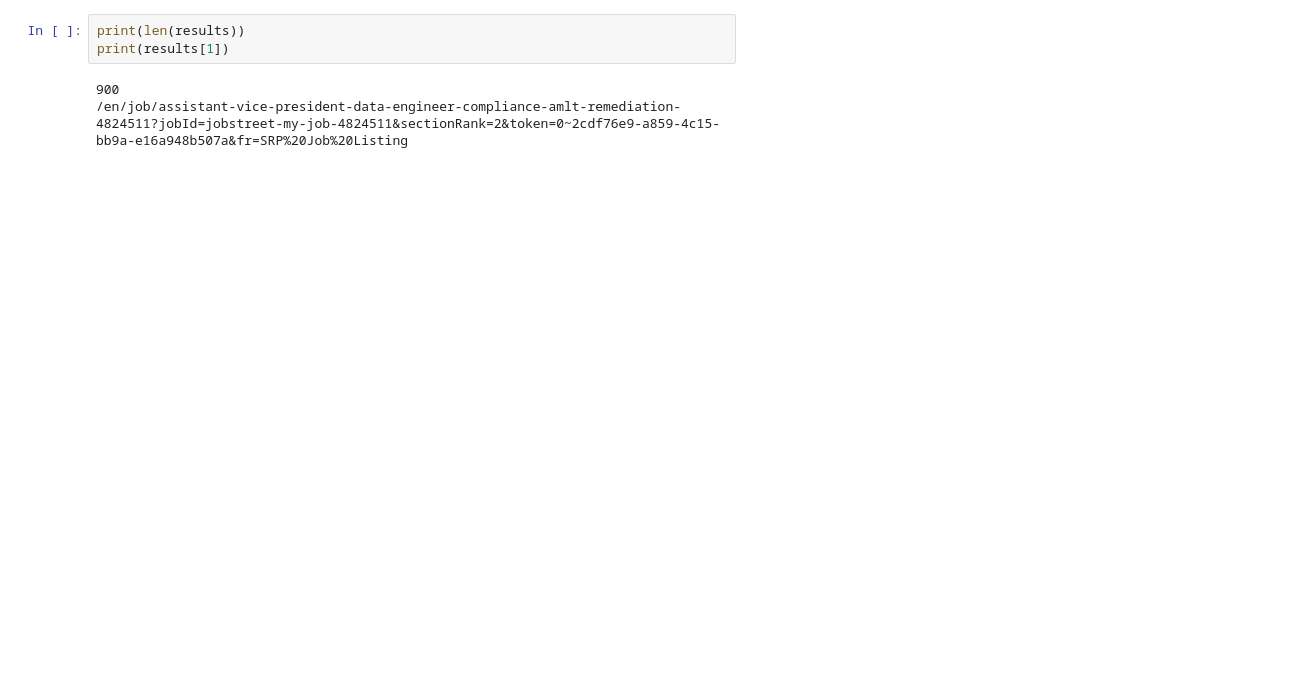
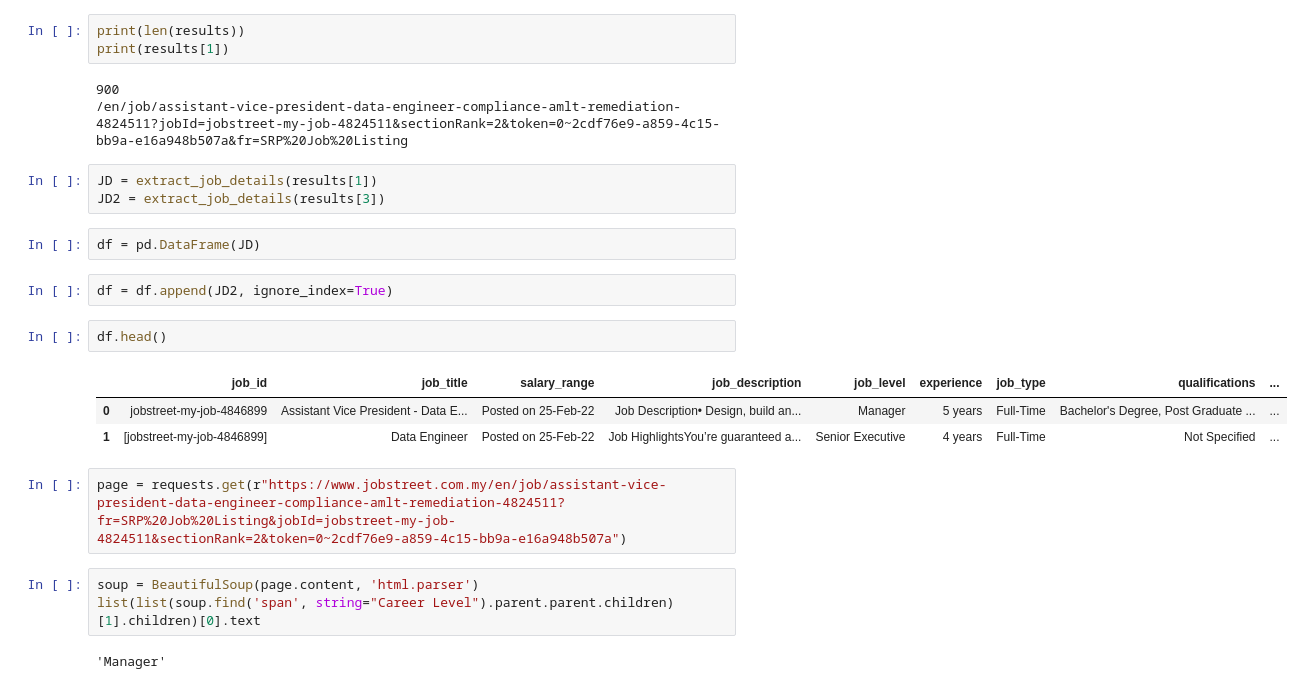
Before and after one commit to roosern-dev/Malaysia_data_jobs_analysis, a Jupyter notebook: data/scraping.ipynb, the cells around one changed output. Drawn from its saved outputs; the diff is of its cells as text; blank space fills up the shorter version.

```diff
--- a/data/scraping.ipynb
+++ b/data/scraping.ipynb
@@ -184,3 +226,23 @@ print(results[1])
 # %% [output]
 900
 /en/job/assistant-vice-president-data-engineer-compliance-amlt-remediation-4824511?jobId=jobstreet-my-job-4824511&sectionRank=2&token=0~2cdf76e9-a859-4c15-bb9a-e16a948b507a&fr=SRP%20Job%20Listing
+# %%
+JD = extract_job_details(results[1])
+JD2 = extract_job_details(results[3])
+# %%
+df = pd.DataFrame(JD)
+# %%
+df = df.append(JD2, ignore_index=True)
+# %%
+df.head()
+# %% [output]
+|  | job_id | job_title | salary_range | job_description | job_level | experience | job_type | qualifications | ... |
+| 0 | jobstreet-my-job-4846899 | Assistant Vice President - Data E... | Posted on 25-Feb-22 | Job Description• Design, build an... | Manager | 5 years | Full-Time | Bachelor's Degree, Post Graduate ... | ... |
+| 1 | [jobstreet-my-job-4846899] | Data Engineer | Posted on 25-Feb-22 | Job HighlightsYou’re guaranteed a... | Senior Executive | 4 years | Full-Time | Not Specified | ... |
+# %%
+page = requests.get(r"https://www.jobstreet.com.my/en/job/assistant-vice-president-data-engineer-compliance-amlt-remediation-4824511?fr=SRP%20Job%20Listing&jobId=jobstreet-my-job-4824511&sectionRank=2&token=0~2cdf76e9-a859-4c15-bb9a-e16a948b507a")
+# %%
+soup = BeautifulSoup(page.content, 'html.parser')
+list(list(soup.find('span', string="Career Level").parent.parent.children)[1].children)[0].text
+# %% [output]
+'Manager'
```
Also changed, not shown: parts of 4 cells of this notebook.
